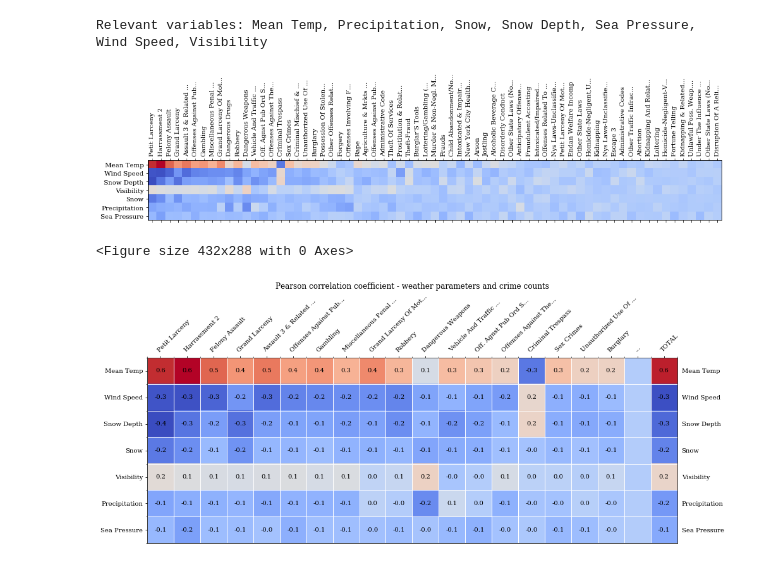
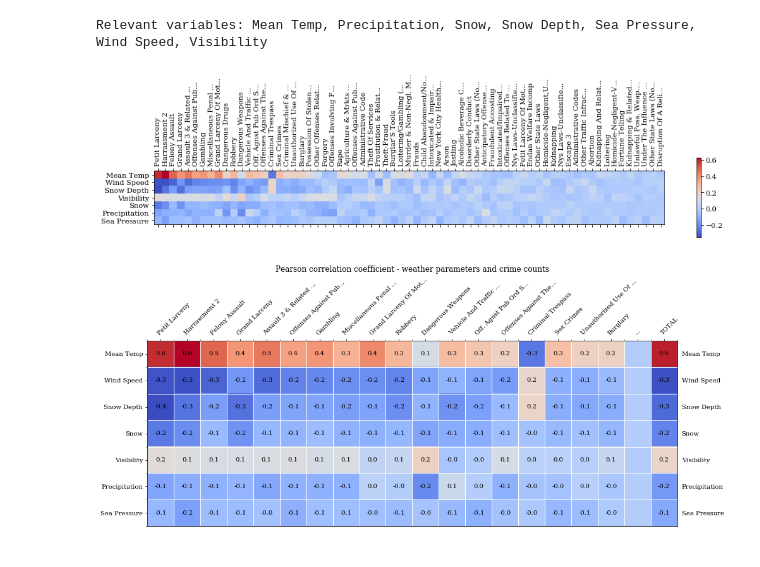
Before and after one commit to miguelsmatos/dataincubator-project, a Jupyter notebook: dataIncubator-miguel-project.ipynb, the cells around one changed output. Cells and saved outputs as stored; diff of their text form; code cells hidden in the pictures.

Commit message:
Final jupyter notebook
Minor correction with savefig order.

```diff
--- a/dataIncubator-miguel-project.ipynb
+++ b/dataIncubator-miguel-project.ipynb
@@ -227,36 +227,37 @@ Relevant variables: Mean Temp, Precipitation, Snow, Snow Depth, Sea Pressure, Wi
 # %%
 # compute correlation coefficients matrix
 crossedDependencyMatrix = []
 
 relevantWeatherHistory = [[weatherDf[weatherVariable][day] for day in crimesDateAux] for weatherVariable in relevantWeatherVariables]
 
 for column in crimesPerType:
     averageValue        = crimesPerType[column].mean()
     totalValues         = crimesPerType[column].values
     crossedDependency   = np.corrcoef([totalValues] + relevantWeatherHistory)
     crossedDependencyMatrix.append(crossedDependency[0,1:])
 
 # total crime per day
 totalDependency = np.corrcoef([crimesPerDate] + relevantWeatherHistory)[0,1:]
 
 # from list to matrix
 crossedDependencyMatrix = np.vstack(crossedDependencyMatrix).T
 
 # attempt to get some order into the variables
 averageCorrelations = np.average(np.abs(crossedDependencyMatrix),axis=0)
 isort = averageCorrelations.argsort()[::-1]
 averageCorrelations = np.average(np.abs(crossedDependencyMatrix),axis=1)
 jsort = averageCorrelations.argsort()[::-1]
 
 plt.matshow(crossedDependencyMatrix[:,isort][jsort,:],cmap='coolwarm')
 plt.xticks(range(len(labels)),np.array(labels)[isort],rotation='vertical')
 plt.yticks(range(len(relevantLabels)),np.array(relevantLabels)[jsort])
+plt.colorbar()
+
+figureName = 'fig5_crimetype-vs-weatherfactors-nyc.png'
+plt.savefig(figureName, bbox_inches='tight', dpi=400)
 plt.show()
-figureName = 'fig5_crimetype-vs-weatherfactors-nyc.png'
-plt.savefig(figureName, bbox_inches='tight', dpi=600)
 # %% [output]
-[figure, old version]
+[figure, new version]
-<Figure size 432x288 with 0 Axes>
 # %%
 # present the same image with less crime types
 MIN_THRESHOLD = 0.20
```
